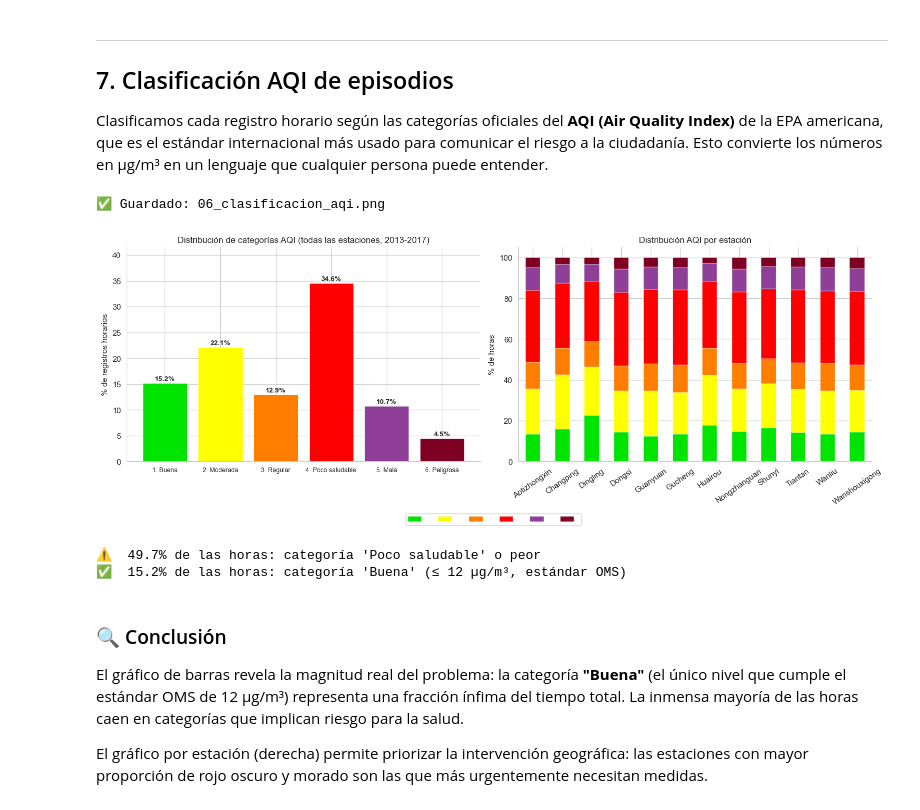
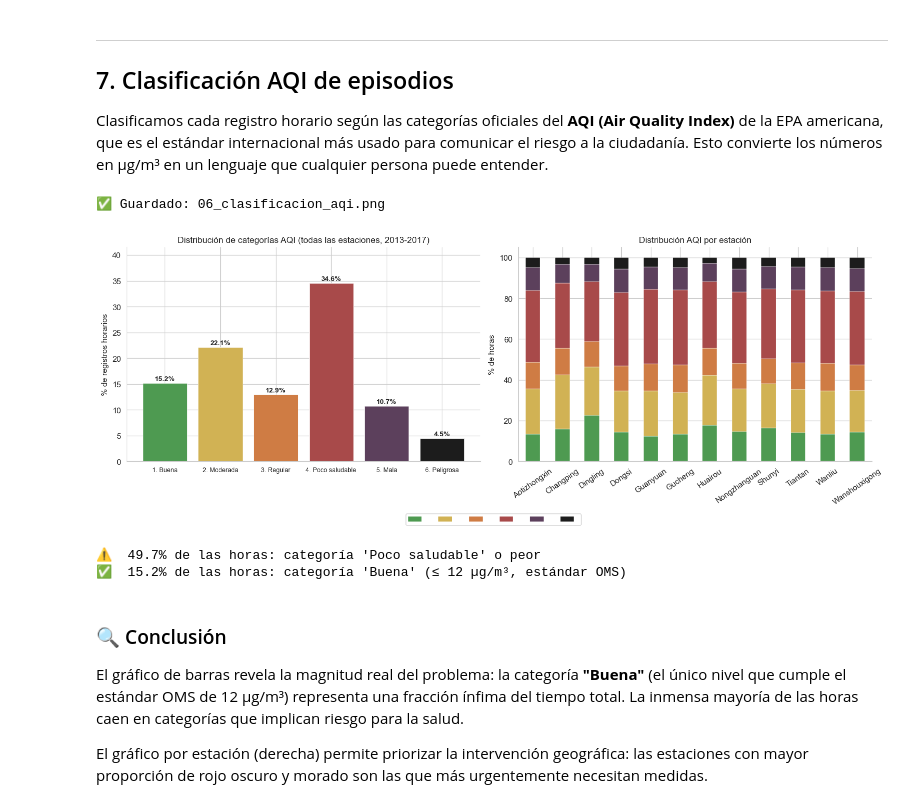
Before and after one commit to Antonio6709/beijing-air-quality, a Jupyter notebook: notebooks/02_eda_y_visualizacion.ipynb, the cells around one changed output. Drawn from its saved outputs; the diff is of its cells as text; code cells hidden in the pictures.

```diff
--- a/notebooks/02_eda_y_visualizacion.ipynb
+++ b/notebooks/02_eda_y_visualizacion.ipynb
@@ -422,129 +422,74 @@ que es el estándar internacional más usado para comunicar el riesgo a la ciuda
 Esto convierte los números en µg/m³ en un lenguaje que cualquier persona puede entender.
 # %%
 # Umbrales AQI de la EPA para PM2.5 (µg/m³)
-
 def clasificar_aqi(valor):
-
     if pd.isna(valor):      return 'Sin dato'
-
     elif valor <= 12.0:     return '1. Buena'
-
     elif valor <= 35.4:     return '2. Moderada'
-
     elif valor <= 55.4:     return '3. Regular'
-
     elif valor <= 150.4:    return '4. Poco saludable'
-
     elif valor <= 250.4:    return '5. Mala'
-
     else:                   return '6. Peligrosa'
 
-
-
 orden = ['1. Buena', '2. Moderada', '3. Regular',
-
          '4. Poco saludable', '5. Mala', '6. Peligrosa']
 
-# Colores oficiales del AQI
-
-colores_aqi = ['#00e400', '#ffff00', '#ff7e00', '#ff0000', '#8f3f97', '#7e0023']
-
-
+# Nueva paleta sobria: Verde mate -> Ocre -> Terracota -> Granate -> Morado oscuro -> Casi negro
+colores_aqi = ['#4e9a51', '#d1b254', '#cf7c44', '#a84a4a', '#5c405c', '#1c1c1c']
 
 df['aqi_cat'] = df['PM2.5'].apply(clasificar_aqi)
-
 conteos = df['aqi_cat'].value_counts().reindex(orden).fillna(0)
-
 pct     = conteos / conteos.sum() * 100
-
-
 
 fig, axes = plt.subplots(1, 2, figsize=(14, 5))
 
-
-
 # ── Panel izquierdo: barras con porcentaje ────────────────────────────────────
-
 bars = axes[0].bar(range(len(orden)), pct.values,
-
                    color=colores_aqi, edgecolor='white', linewidth=0.5)
 
 for bar, v in zip(bars, pct.values):
-
     if v > 0.5:
-
         axes[0].text(bar.get_x() + bar.get_width()/2,
-
                      bar.get_height() + 0.5, f'{v:.1f}%',
-
                      ha='center', fontsize=9, fontweight='bold')
 
 axes[0].set_xticks(range(len(orden)))
-
 axes[0].set_xticklabels(orden, fontsize=8)
-
 axes[0].set_ylabel('% de registros horarios')
-
 axes[0].set_title('Distribución de categorías AQI (todas las estaciones, 2013-2017)', fontsize=11)
-
 axes[0].set_ylim(0, pct.max() * 1.2)
 
-
-
 # ── Panel derecho: stacked bar por estación ───────────────────────────────────
-
 cal_est = (df.groupby(['station', 'aqi_cat']).size()
-
              .unstack(fill_value=0)
-
              .reindex(columns=orden, fill_value=0))
 
 cal_pct = cal_est.div(cal_est.sum(axis=1), axis=0) * 100
-
 cal_pct.plot(kind='bar', stacked=True, color=colores_aqi, ax=axes[1],
-
              edgecolor='white', linewidth=0.3, legend=False)
 
 axes[1].set_title('Distribución AQI por estación', fontsize=11)
-
 axes[1].set_xlabel('')
-
 axes[1].set_ylabel('% de horas')
-
 axes[1].tick_params(axis='x', rotation=35)
 
-
-
 # Leyenda compartida debajo
-
 fig.legend(orden, loc='lower center', ncol=6,
-
            handles=[plt.Rectangle((0,0),1,1, color=c) for c in colores_aqi],
-
            fontsize=8, bbox_to_anchor=(0.5, -0.05))
 
-
-
 plt.tight_layout()
-
 plt.savefig(os.path.join(ruta_reports, '06_clasificacion_aqi.png'), bbox_inches='tight')
-
 print("✅ Guardado: 06_clasificacion_aqi.png")
-
 plt.show()
 
-
-
 # Resumen numérico
-
 pct_mala = pct[['4. Poco saludable', '5. Mala', '6. Peligrosa']].sum()
-
 print(f"\u26a0\ufe0f  {pct_mala:.1f}% de las horas: categoría 'Poco saludable' o peor")
-
 print(f"✅  {pct['1. Buena']:.1f}% de las horas: categoría 'Buena' (≤ 12 µg/m³, estándar OMS)")
 # %% [output]
 ✅ Guardado: 06_clasificacion_aqi.png
-[figure, old version]
+[figure, new version]
 ⚠️  49.7% de las horas: categoría 'Poco saludable' o peor
 ✅  15.2% de las horas: categoría 'Buena' (≤ 12 µg/m³, estándar OMS)
 # %% [markdown]
```
Also changed, not shown: parts of 2 cells of this notebook, 15 other files.
